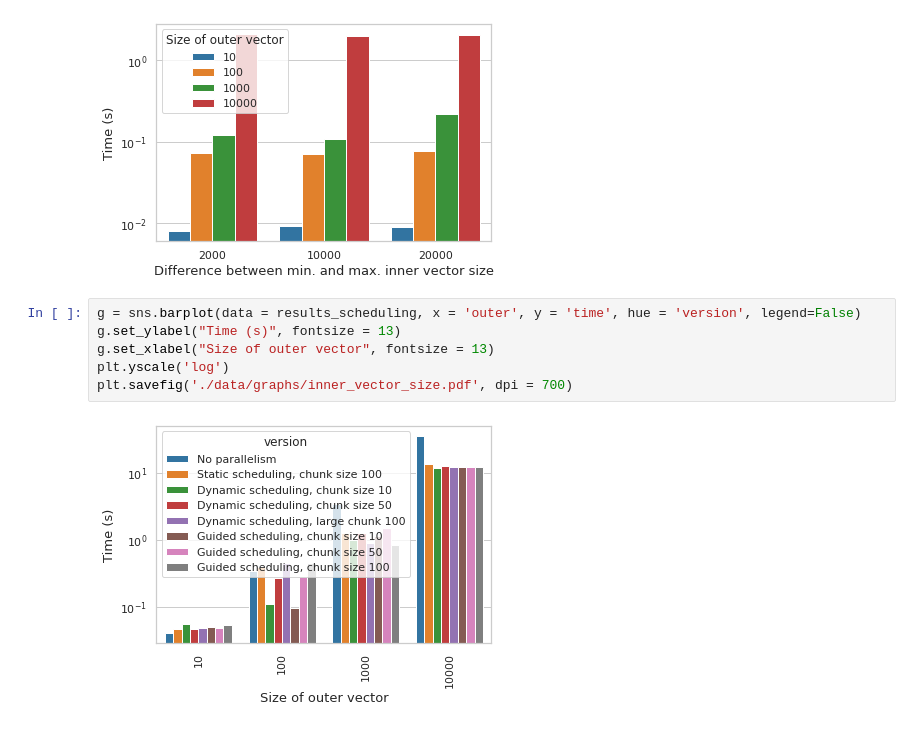
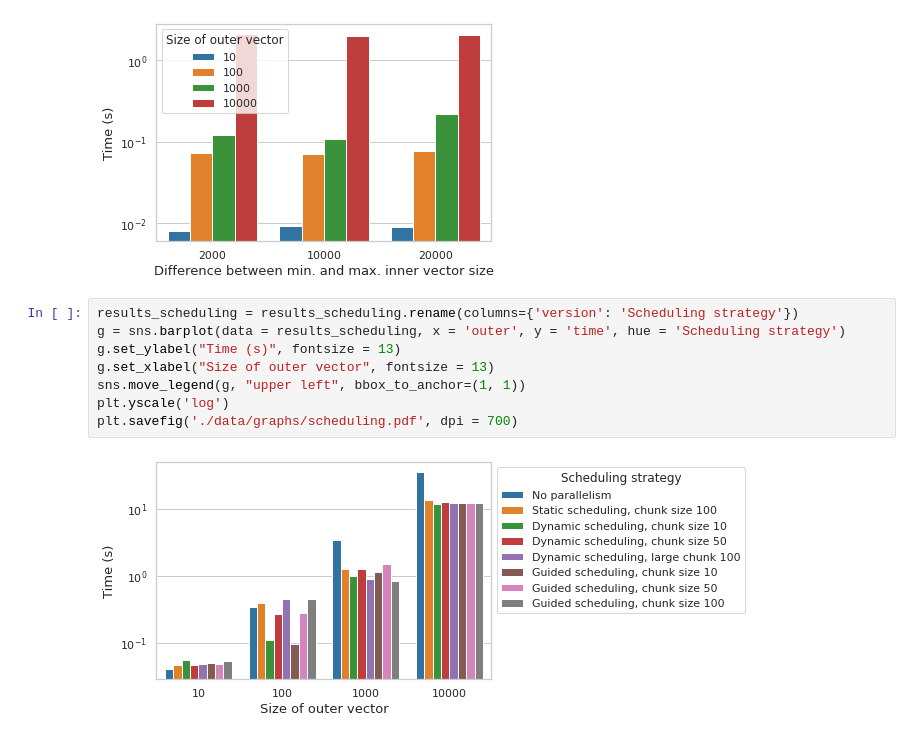
Before and after one commit to marinoandrea/pmms-assignments, a Jupyter notebook: assignment2.ipynb, the cells around one changed output. Cells and saved outputs as stored; diff of their text form.

Commit message:
✨ Vecsort data analysis complete

```diff
--- a/assignment2.ipynb
+++ b/assignment2.ipynb
@@ -165,10 +180,12 @@ plt.savefig('./data/graphs/inner_vector_size.pdf', dpi = 700)
 # %% [output]
 [figure]
 # %%
-g = sns.barplot(data = results_scheduling, x = 'outer', y = 'time', hue = 'version', legend=False)
+results_scheduling = results_scheduling.rename(columns={'version': 'Scheduling strategy'})
+g = sns.barplot(data = results_scheduling, x = 'outer', y = 'time', hue = 'Scheduling strategy')
 g.set_ylabel("Time (s)", fontsize = 13)
 g.set_xlabel("Size of outer vector", fontsize = 13)
+sns.move_legend(g, "upper left", bbox_to_anchor=(1, 1))
 plt.yscale('log')
-plt.savefig('./data/graphs/inner_vector_size.pdf', dpi = 700)
+plt.savefig('./data/graphs/scheduling.pdf', dpi = 700)
 # %% [output]
-[figure, old version]
+[figure, new version]
```
Also changed, not shown: parts of 5 cells of this notebook, 3 other files.
